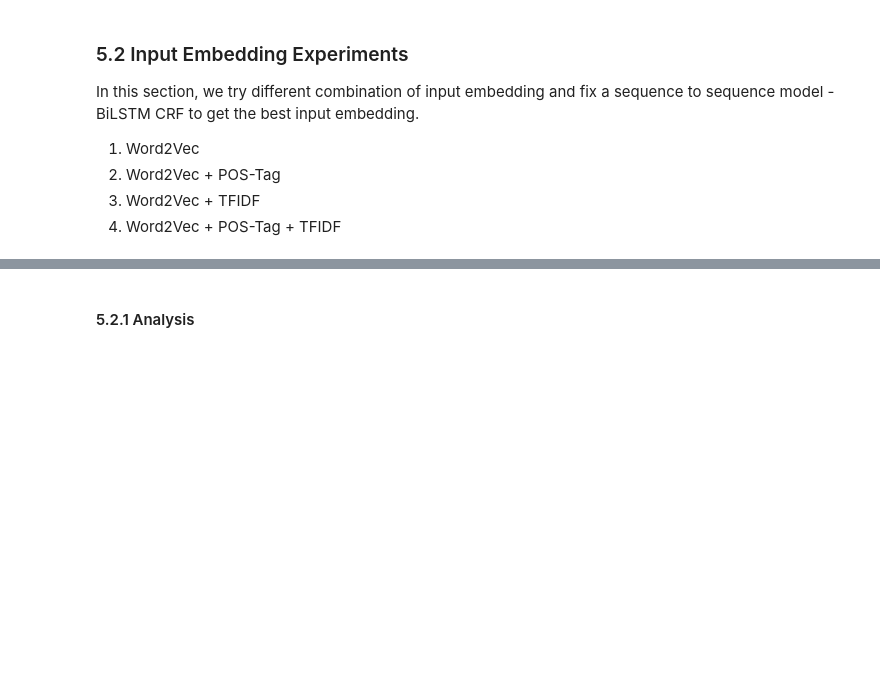
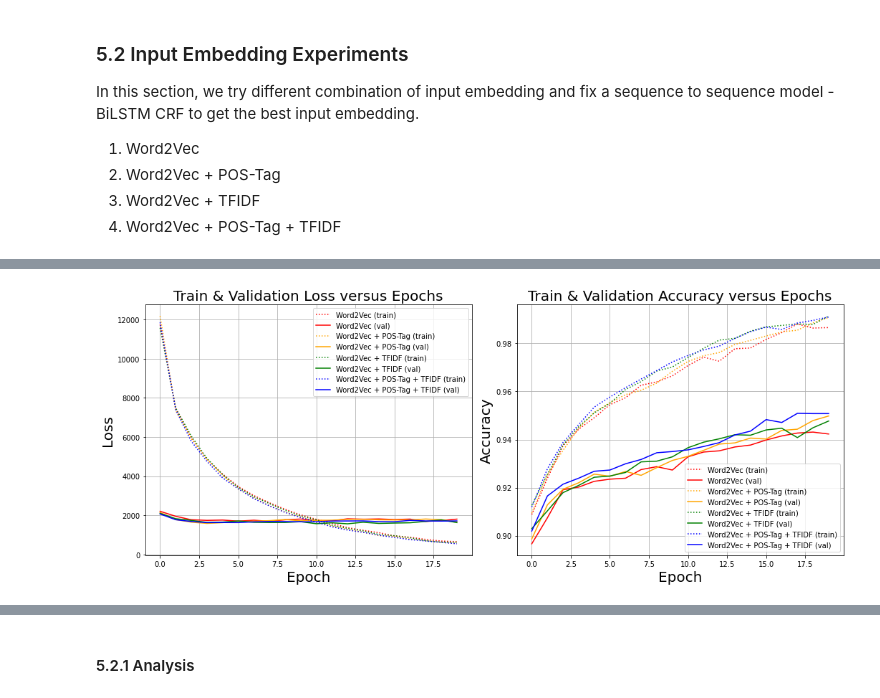
Before and after one commit to seanwelz/5046-A2, a Jupyter notebook: Assignment2_xzho7240_xwan8513.ipynb, the cells around one changed output, grey strips where cells are left out. Cells and saved outputs as stored; diff of their text form; code cells hidden in the pictures; blank space fills up the shorter version.

```diff
--- a/Assignment2_xzho7240_xwan8513.ipynb
+++ b/Assignment2_xzho7240_xwan8513.ipynb
@@ -1116,3 +1094,45 @@ Saving to drive/My Drive/comp5046/Input Embedding=Word2Vec + POS-Tag + TFIDF NER
+# %%
+def multi_draw(data,label,save_path=None):
+
+  loss_train=np.reshape(np.array(data)[:,1],(-1,20))
+  loss_val=np.reshape(np.array(data)[:,3],(-1,20))
+  acc_train=np.reshape(np.array(data)[:,2],(-1,20))
+  acc_val=np.reshape(np.array(data)[:,4],(-1,20))
+
+  """Draw train loss and validation loss versus epochs."""
+  pl.figure(figsize=(15, 6))
+  colour=['red','orange','green','blue']
+  epochs = range(20)
+  # draw loss
+  pl.subplot(1,2, 1)
+  for i in range(len(loss_train)):
+        pl.plot(epochs, loss_train[i], label=label[i]+' (train)',color=colour[i],linestyle=':')
+        pl.plot(epochs, loss_val[i], label=label[i]+' (val)',color=colour[i])
+  pl.xlabel('Epoch')
+  pl.ylabel('Loss')
+  pl.title('Train & Validation Loss versus Epochs')
+  pl.legend()
+  pl.grid()
+  # draw accuracy
+  pl.subplot(1,2, 2)
+  for i in range(len(loss_train)):
+      pl.plot(epochs, acc_train[i],label=label[i]+' (train)',color=colour[i],linestyle=':')
+      pl.plot(epochs, acc_val[i],label=label[i]+' (val)',color=colour[i])
+  pl.xlabel('Epoch')
+  pl.ylabel('Accuracy')
+  pl.title('Train & Validation Accuracy versus Epochs')
+  pl.grid()
+  pl.legend()
+  pl.tight_layout()
+  if not save_path:
+    pl.show()
+  else:
+    print('Saving to', save_path)
+    pl.savefig(save_path)
+# %%
+multi_draw(embedding_combo,['Word2Vec','Word2Vec + POS-Tag','Word2Vec + TFIDF','Word2Vec + POS-Tag + TFIDF'])
+# %% [output]
+[figure, added]
 # %%
 import pickle
 
```
Also changed, not shown: parts of 51 cells of this notebook, 7 other files.
